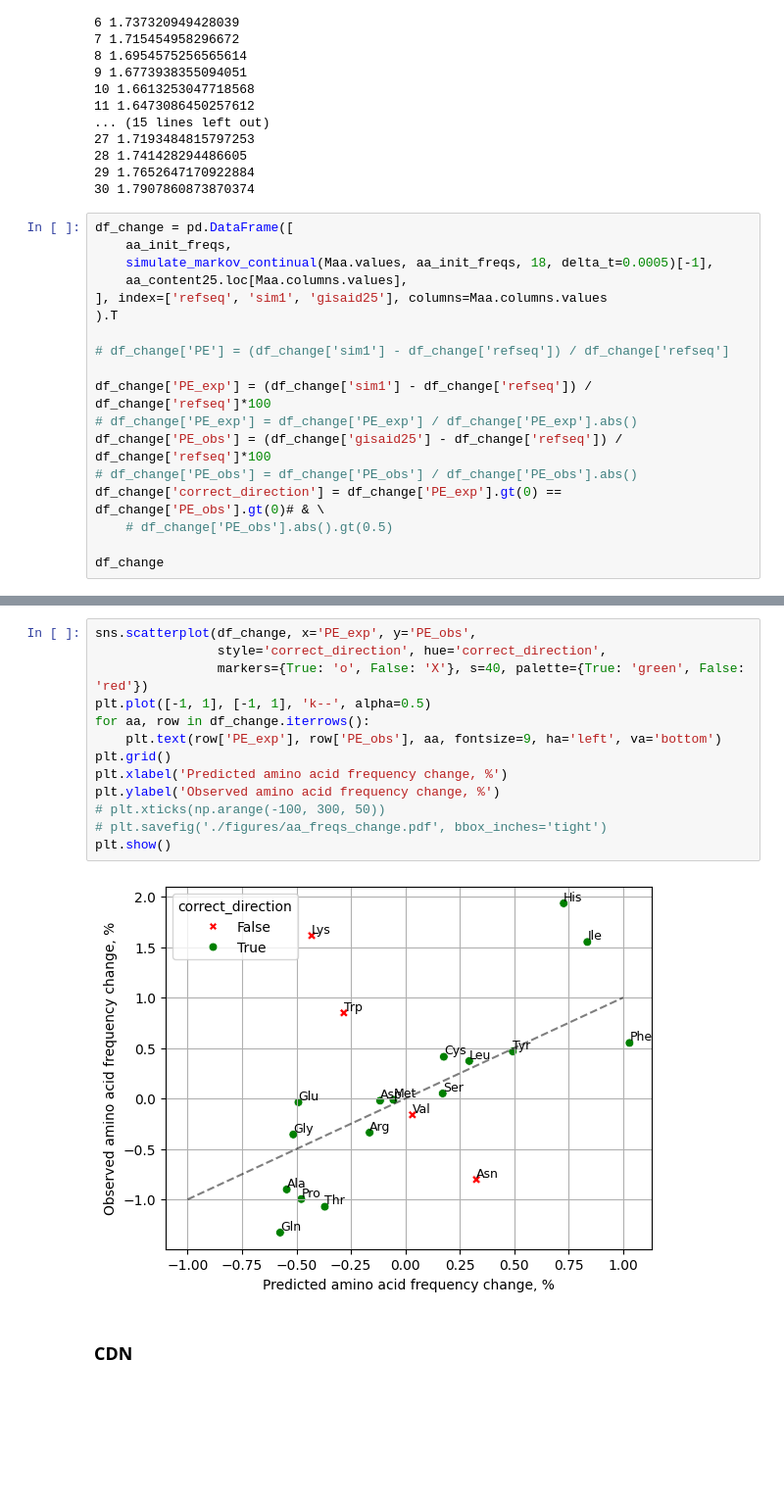
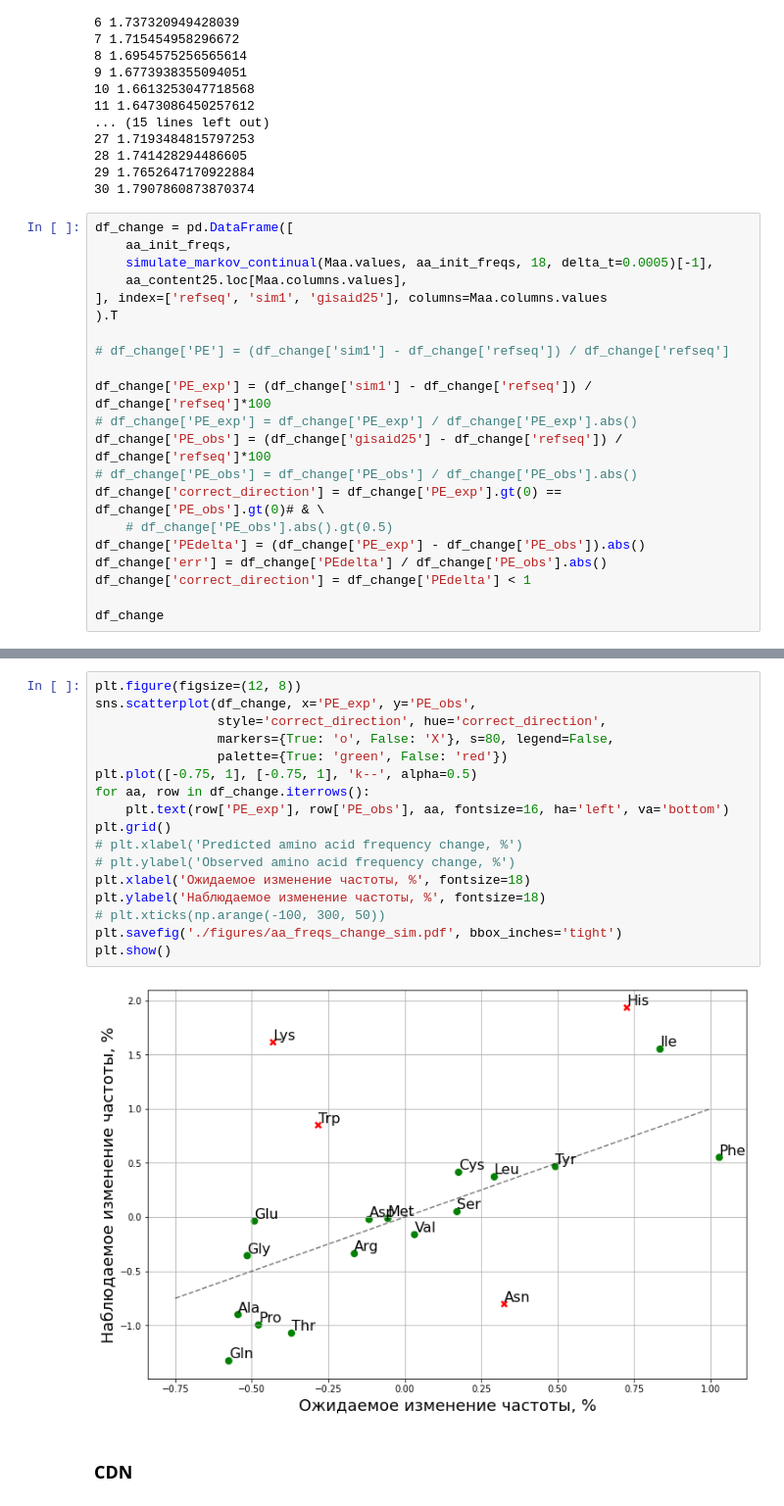
Before and after one commit to mitoclub/RNAViralMutSpec, a Jupyter notebook: sars-cov-2_aa_subst/simulation.ipynb, the cells around one changed output, grey strips where cells are left out. Shown at 98% size. Cells and saved outputs as stored; diff of their text form; blank space fills up the shorter version.

```diff
--- a/sars-cov-2_aa_subst/simulation.ipynb
+++ b/sars-cov-2_aa_subst/simulation.ipynb
@@ -525,6 +525,9 @@ df_change['PE_obs'] = (df_change['gisaid25'] - df_change['refseq']) / df_change[
 # df_change['PE_obs'] = df_change['PE_obs'] / df_change['PE_obs'].abs()
 df_change['correct_direction'] = df_change['PE_exp'].gt(0) == df_change['PE_obs'].gt(0)# & \
     # df_change['PE_obs'].abs().gt(0.5)
+df_change['PEdelta'] = (df_change['PE_exp'] - df_change['PE_obs']).abs()
+df_change['err'] = df_change['PEdelta'] / df_change['PE_obs'].abs()
+df_change['correct_direction'] = df_change['PEdelta'] < 1
 
 df_change
 # %% [output]
@@ -548,18 +560,22 @@ df_change
 # %%
+plt.figure(figsize=(12, 8))
 sns.scatterplot(df_change, x='PE_exp', y='PE_obs',
                 style='correct_direction', hue='correct_direction',
-                markers={True: 'o', False: 'X'}, s=40, palette={True: 'green', False: 'red'})
-plt.plot([-1, 1], [-1, 1], 'k--', alpha=0.5)
+                markers={True: 'o', False: 'X'}, s=80, legend=False,
+                palette={True: 'green', False: 'red'})
+plt.plot([-0.75, 1], [-0.75, 1], 'k--', alpha=0.5)
 for aa, row in df_change.iterrows():
-    plt.text(row['PE_exp'], row['PE_obs'], aa, fontsize=9, ha='left', va='bottom')
+    plt.text(row['PE_exp'], row['PE_obs'], aa, fontsize=16, ha='left', va='bottom')
 plt.grid()
-plt.xlabel('Predicted amino acid frequency change, %')
-plt.ylabel('Observed amino acid frequency change, %')
+# plt.xlabel('Predicted amino acid frequency change, %')
+# plt.ylabel('Observed amino acid frequency change, %')
+plt.xlabel('Ожидаемое изменение частоты, %', fontsize=18)
+plt.ylabel('Наблюдаемое изменение частоты, %', fontsize=18)
 # plt.xticks(np.arange(-100, 300, 50))
-# plt.savefig('./figures/aa_freqs_change.pdf', bbox_inches='tight')
+plt.savefig('./figures/aa_freqs_change_sim.pdf', bbox_inches='tight')
 plt.show()
 # %% [output]
-[figure, old version]
+[figure, new version]
 # %% [markdown]
 ### CDN
 # %%
```
Also changed, not shown: parts of 3 cells of this notebook, 2 other files.
